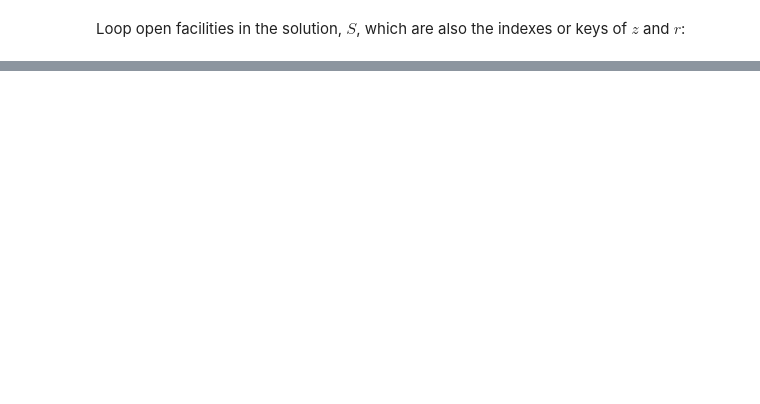
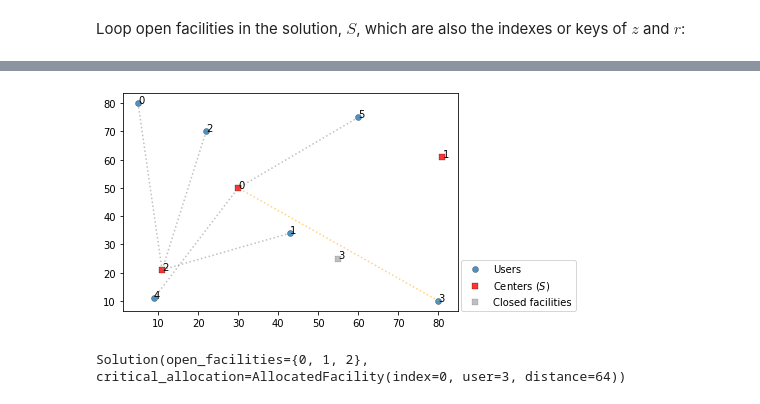
Before and after one commit to netotz/alpha-neighbor-p-center-problem, a Jupyter notebook: anpcp/ieval_fvs-a.ipynb, the cells around one changed output, grey strips where cells are left out. Cells and saved outputs as stored; diff of their text form; code cells hidden in the pictures; blank space fills up the shorter version.

```diff
--- a/anpcp/ieval_fvs-a.ipynb
+++ b/anpcp/ieval_fvs-a.ipynb
@@ -319,6 +514,9 @@ solver.plot()
 # %%
-solver.swap(1, 0)
+solver.swap(1, 3)
 solver.plot()
 solver.solution
+# %% [output]
+[figure, added]
+Solution(open_facilities={0, 1, 2}, critical_allocation=AllocatedFacility(index=0, user=3, distance=64))
 # %%
 solver.instance.distances
```
Also changed, not shown: parts of 129 cells of this notebook.
